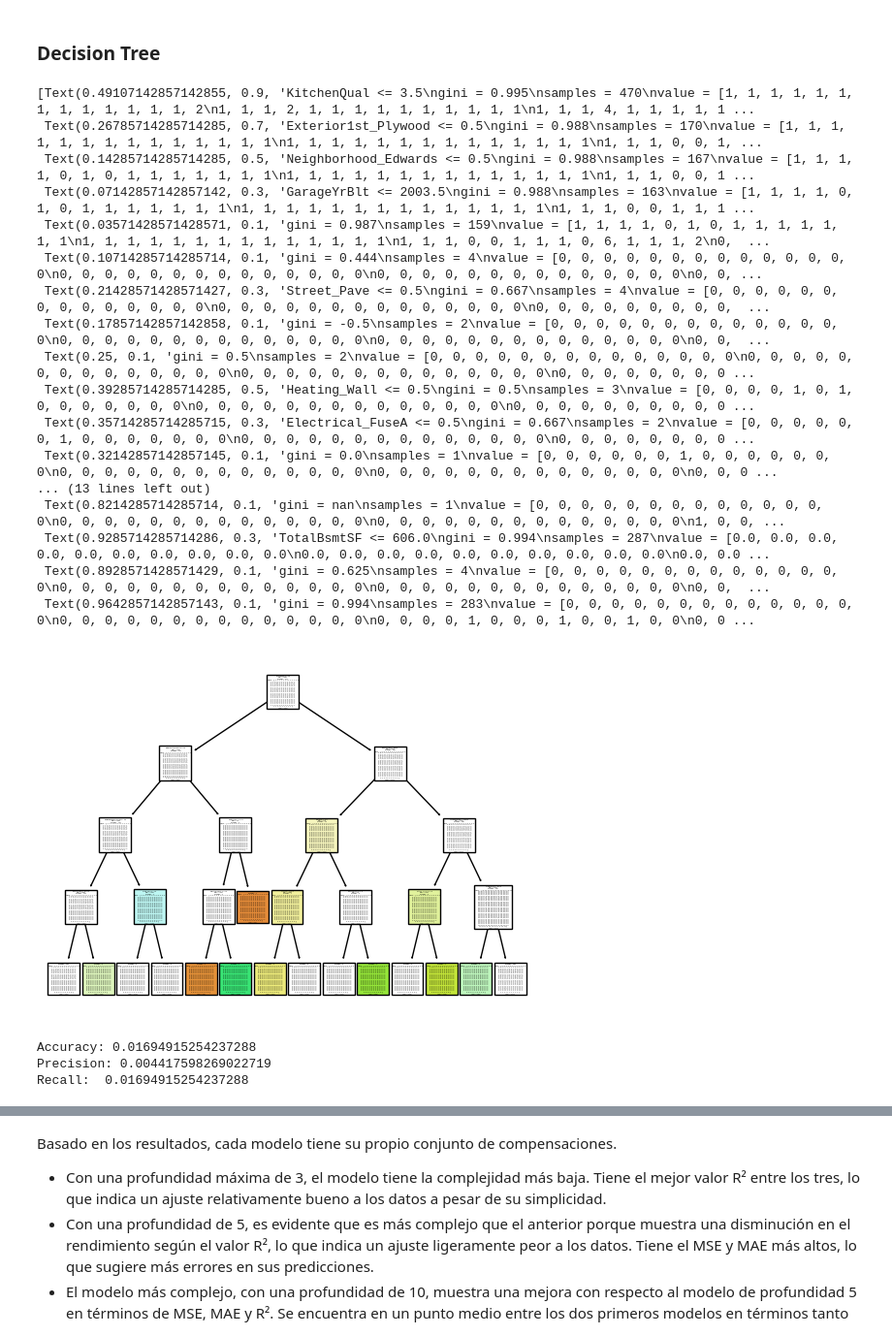
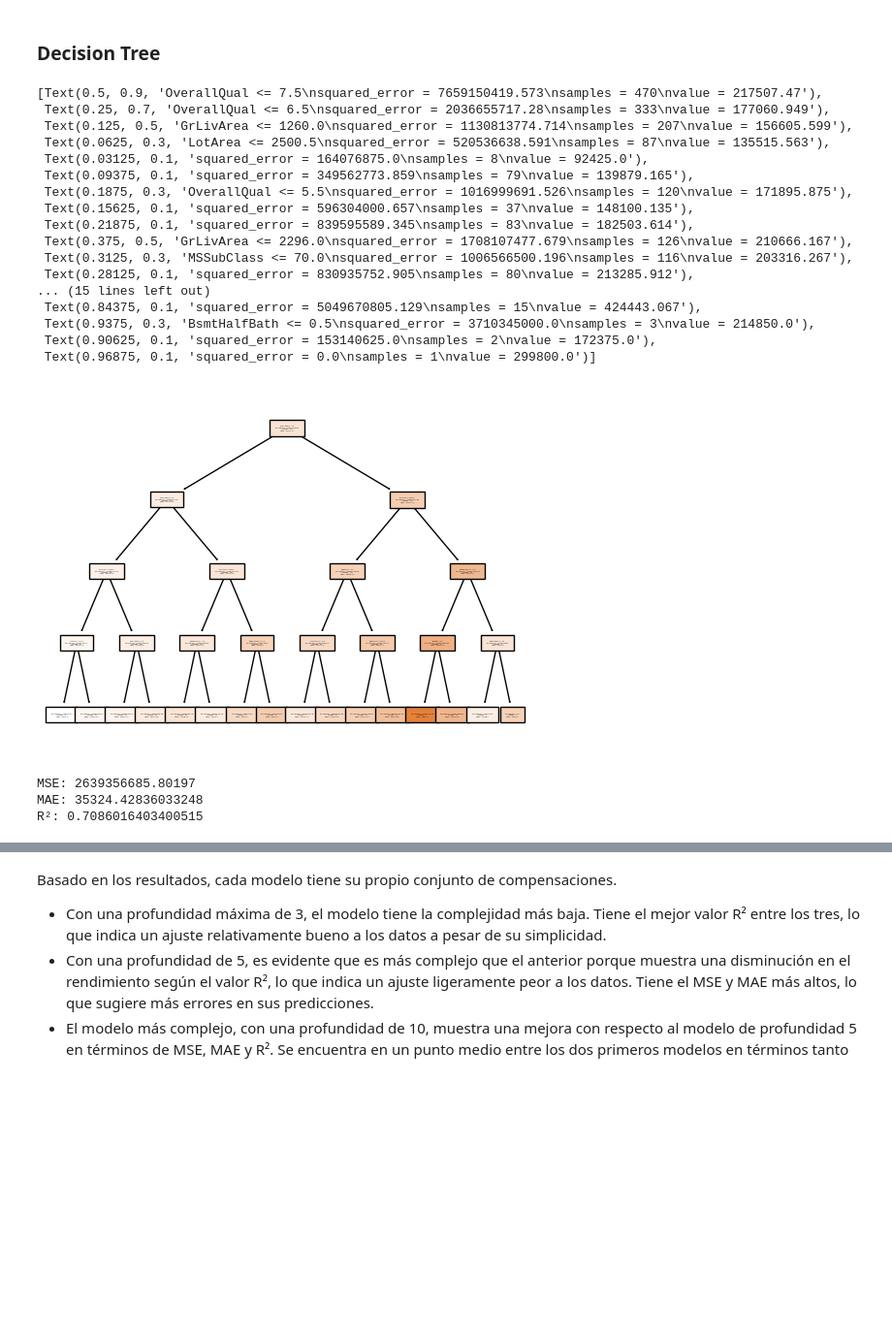
Before and after one commit to Andrea-gt/dm-hw-dt, a Jupyter notebook: answerSheet.ipynb, the cells around one changed output, grey strips where cells are left out. Shown at 97% size. Saved outputs shown, nothing was run; the diff lists cells and outputs as text; code cells hidden in the pictures; blank space fills up the shorter version.

Commit message:
fix: Decision Tree Type

```diff
--- a/answerSheet.ipynb
+++ b/answerSheet.ipynb
@@ -137,36 +137,36 @@ print(X_test.shape)
 # %% [markdown]
 ### Decision Tree
 # %%
-clf = DecisionTreeClassifier(max_depth=4, random_state=random_state)
+clf = DecisionTreeRegressor(max_depth=4, random_state=random_state)
 clf = clf.fit(X_train, y_train)
 y_pred = clf.predict(X_test)
 # %%
-tree.plot_tree(clf,feature_names=df.columns, class_names=True, filled=True )
+tree.plot_tree(clf,feature_names=df.columns, class_names=True, filled=True, fontsize=1)
 # %% [output]
-[Text(0.49107142857142855, 0.9, 'KitchenQual <= 3.5\ngini = 0.995\nsamples = 470\nvalue = [1, 1, 1, 1, 1, 1, 1, 1, 1, 1, 1, 1, 1, 2\n1, 1, 1, 2, 1, 1, 1, 1, 1, 1, 1, 1, 1, 1\n1, 1, 1, 4, 1, 1, 1, 1, 1 ...
- Text(0.26785714285714285, 0.7, 'Exterior1st_Plywood <= 0.5\ngini = 0.988\nsamples = 170\nvalue = [1, 1, 1, 1, 1, 1, 1, 1, 1, 1, 1, 1, 1, 1\n1, 1, 1, 1, 1, 1, 1, 1, 1, 1, 1, 1, 1, 1\n1, 1, 1, 0, 0, 1, ...
- Text(0.14285714285714285, 0.5, 'Neighborhood_Edwards <= 0.5\ngini = 0.988\nsamples = 167\nvalue = [1, 1, 1, 1, 0, 1, 0, 1, 1, 1, 1, 1, 1, 1\n1, 1, 1, 1, 1, 1, 1, 1, 1, 1, 1, 1, 1, 1\n1, 1, 1, 0, 0, 1 ...
- Text(0.07142857142857142, 0.3, 'GarageYrBlt <= 2003.5\ngini = 0.988\nsamples = 163\nvalue = [1, 1, 1, 1, 0, 1, 0, 1, 1, 1, 1, 1, 1, 1\n1, 1, 1, 1, 1, 1, 1, 1, 1, 1, 1, 1, 1, 1\n1, 1, 1, 0, 0, 1, 1, 1 ...
- Text(0.03571428571428571, 0.1, 'gini = 0.987\nsamples = 159\nvalue = [1, 1, 1, 1, 0, 1, 0, 1, 1, 1, 1, 1, 1, 1\n1, 1, 1, 1, 1, 1, 1, 1, 1, 1, 1, 1, 1, 1\n1, 1, 1, 0, 0, 1, 1, 1, 0, 6, 1, 1, 1, 2\n0,  ...
- Text(0.10714285714285714, 0.1, 'gini = 0.444\nsamples = 4\nvalue = [0, 0, 0, 0, 0, 0, 0, 0, 0, 0, 0, 0, 0, 0\n0, 0, 0, 0, 0, 0, 0, 0, 0, 0, 0, 0, 0, 0\n0, 0, 0, 0, 0, 0, 0, 0, 0, 0, 0, 0, 0, 0\n0, 0, ...
- Text(0.21428571428571427, 0.3, 'Street_Pave <= 0.5\ngini = 0.667\nsamples = 4\nvalue = [0, 0, 0, 0, 0, 0, 0, 0, 0, 0, 0, 0, 0, 0\n0, 0, 0, 0, 0, 0, 0, 0, 0, 0, 0, 0, 0, 0\n0, 0, 0, 0, 0, 0, 0, 0, 0,  ...
- Text(0.17857142857142858, 0.1, 'gini = -0.5\nsamples = 2\nvalue = [0, 0, 0, 0, 0, 0, 0, 0, 0, 0, 0, 0, 0, 0\n0, 0, 0, 0, 0, 0, 0, 0, 0, 0, 0, 0, 0, 0\n0, 0, 0, 0, 0, 0, 0, 0, 0, 0, 0, 0, 0, 0\n0, 0,  ...
- Text(0.25, 0.1, 'gini = 0.5\nsamples = 2\nvalue = [0, 0, 0, 0, 0, 0, 0, 0, 0, 0, 0, 0, 0, 0\n0, 0, 0, 0, 0, 0, 0, 0, 0, 0, 0, 0, 0, 0\n0, 0, 0, 0, 0, 0, 0, 0, 0, 0, 0, 0, 0, 0\n0, 0, 0, 0, 0, 0, 0, 0 ...
- Text(0.39285714285714285, 0.5, 'Heating_Wall <= 0.5\ngini = 0.5\nsamples = 3\nvalue = [0, 0, 0, 0, 1, 0, 1, 0, 0, 0, 0, 0, 0, 0\n0, 0, 0, 0, 0, 0, 0, 0, 0, 0, 0, 0, 0, 0\n0, 0, 0, 0, 0, 0, 0, 0, 0, 0 ...
- Text(0.35714285714285715, 0.3, 'Electrical_FuseA <= 0.5\ngini = 0.667\nsamples = 2\nvalue = [0, 0, 0, 0, 0, 0, 1, 0, 0, 0, 0, 0, 0, 0\n0, 0, 0, 0, 0, 0, 0, 0, 0, 0, 0, 0, 0, 0\n0, 0, 0, 0, 0, 0, 0, 0 ...
- Text(0.32142857142857145, 0.1, 'gini = 0.0\nsamples = 1\nvalue = [0, 0, 0, 0, 0, 0, 1, 0, 0, 0, 0, 0, 0, 0\n0, 0, 0, 0, 0, 0, 0, 0, 0, 0, 0, 0, 0, 0\n0, 0, 0, 0, 0, 0, 0, 0, 0, 0, 0, 0, 0, 0\n0, 0, 0 ...
-... (13 lines left out)
- Text(0.8214285714285714, 0.1, 'gini = nan\nsamples = 1\nvalue = [0, 0, 0, 0, 0, 0, 0, 0, 0, 0, 0, 0, 0, 0\n0, 0, 0, 0, 0, 0, 0, 0, 0, 0, 0, 0, 0, 0\n0, 0, 0, 0, 0, 0, 0, 0, 0, 0, 0, 0, 0, 0\n1, 0, 0, ...
- Text(0.9285714285714286, 0.3, 'TotalBsmtSF <= 606.0\ngini = 0.994\nsamples = 287\nvalue = [0.0, 0.0, 0.0, 0.0, 0.0, 0.0, 0.0, 0.0, 0.0, 0.0\n0.0, 0.0, 0.0, 0.0, 0.0, 0.0, 0.0, 0.0, 0.0, 0.0\n0.0, 0.0 ...
- Text(0.8928571428571429, 0.1, 'gini = 0.625\nsamples = 4\nvalue = [0, 0, 0, 0, 0, 0, 0, 0, 0, 0, 0, 0, 0, 0\n0, 0, 0, 0, 0, 0, 0, 0, 0, 0, 0, 0, 0, 0\n0, 0, 0, 0, 0, 0, 0, 0, 0, 0, 0, 0, 0, 0\n0, 0,  ...
- Text(0.9642857142857143, 0.1, 'gini = 0.994\nsamples = 283\nvalue = [0, 0, 0, 0, 0, 0, 0, 0, 0, 0, 0, 0, 0, 0\n0, 0, 0, 0, 0, 0, 0, 0, 0, 0, 0, 0, 0, 0\n0, 0, 0, 0, 1, 0, 0, 0, 1, 0, 0, 1, 0, 0\n0, 0 ...
+[Text(0.5, 0.9, 'OverallQual <= 7.5\nsquared_error = 7659150419.573\nsamples = 470\nvalue = 217507.47'),
+ Text(0.25, 0.7, 'OverallQual <= 6.5\nsquared_error = 2036655717.28\nsamples = 333\nvalue = 177060.949'),
+ Text(0.125, 0.5, 'GrLivArea <= 1260.0\nsquared_error = 1130813774.714\nsamples = 207\nvalue = 156605.599'),
+ Text(0.0625, 0.3, 'LotArea <= 2500.5\nsquared_error = 520536638.591\nsamples = 87\nvalue = 135515.563'),
+ Text(0.03125, 0.1, 'squared_error = 164076875.0\nsamples = 8\nvalue = 92425.0'),
+ Text(0.09375, 0.1, 'squared_error = 349562773.859\nsamples = 79\nvalue = 139879.165'),
+ Text(0.1875, 0.3, 'OverallQual <= 5.5\nsquared_error = 1016999691.526\nsamples = 120\nvalue = 171895.875'),
+ Text(0.15625, 0.1, 'squared_error = 596304000.657\nsamples = 37\nvalue = 148100.135'),
+ Text(0.21875, 0.1, 'squared_error = 839595589.345\nsamples = 83\nvalue = 182503.614'),
+ Text(0.375, 0.5, 'GrLivArea <= 2296.0\nsquared_error = 1708107477.679\nsamples = 126\nvalue = 210666.167'),
+ Text(0.3125, 0.3, 'MSSubClass <= 70.0\nsquared_error = 1006566500.196\nsamples = 116\nvalue = 203316.267'),
+ Text(0.28125, 0.1, 'squared_error = 830935752.905\nsamples = 80\nvalue = 213285.912'),
+... (15 lines left out)
+ Text(0.84375, 0.1, 'squared_error = 5049670805.129\nsamples = 15\nvalue = 424443.067'),
+ Text(0.9375, 0.3, 'BsmtHalfBath <= 0.5\nsquared_error = 3710345000.0\nsamples = 3\nvalue = 214850.0'),
+ Text(0.90625, 0.1, 'squared_error = 153140625.0\nsamples = 2\nvalue = 172375.0'),
+ Text(0.96875, 0.1, 'squared_error = 0.0\nsamples = 1\nvalue = 299800.0')]
-[figure, old version]
+[figure, new version]
 # %%
-print("Accuracy:",metrics.accuracy_score(y_test, y_pred))
-print ("Precision:", metrics.precision_score(y_test,y_pred,average='weighted') )
-print ("Recall: ", metrics.recall_score(y_test,y_pred,average='weighted'))
+print("MSE:", mean_squared_error(y_test, y_pred))
+print("MAE:", mean_absolute_error(y_test, y_pred))
+print("R²:", r2_score(y_test, y_pred))
 # %% [output]
-Accuracy: 0.01694915254237288
-Precision: 0.004417598269022719
-Recall:  0.01694915254237288
+MSE: 2639356685.80197
+MAE: 35324.42836033248
+R²: 0.7086016403400515
 # %%
```
Also changed, not shown: parts of 1 cell of this notebook.
